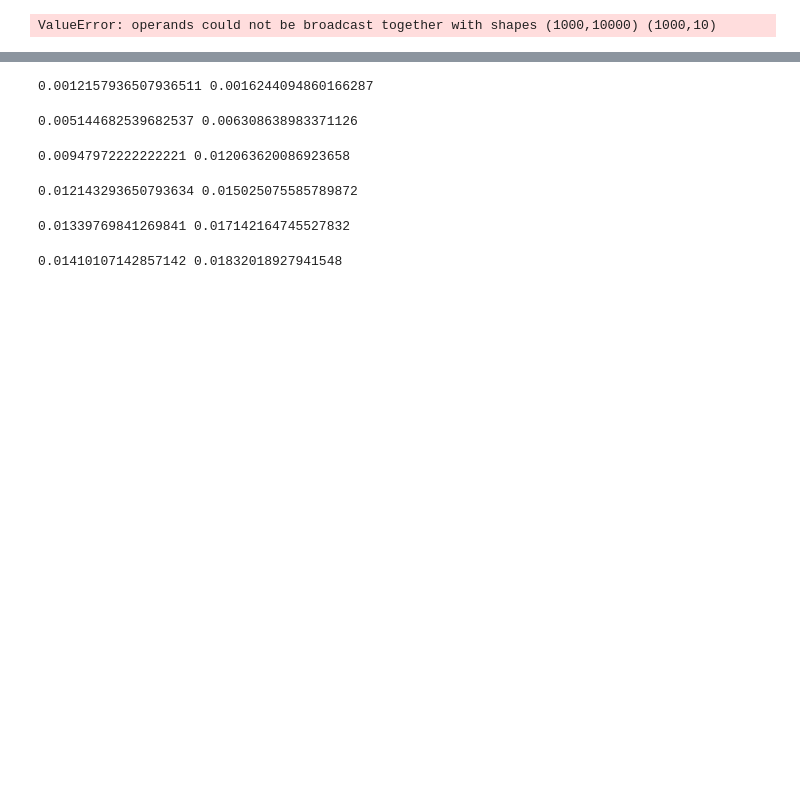
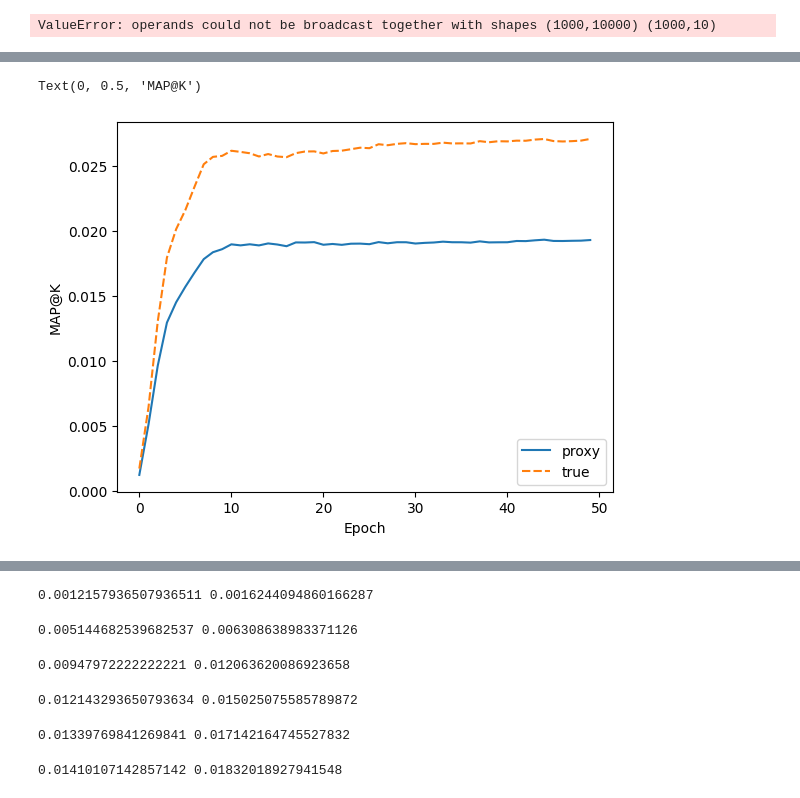
Before and after one commit to sebzhao/proxy-objective-recsys, a Jupyter notebook: netflix.ipynb, the cells around one changed output, grey strips where cells are left out. Cells and saved outputs as stored; diff of their text form; code cells hidden in the pictures; blank space fills up the shorter version.

Commit message:
Fix train/validation split and implement weighting data generation method

```diff
--- a/netflix.ipynb
+++ b/netflix.ipynb
@@ -236,9 +223,6 @@ watch_matrix.values.shape
 (1000, 11576)
 # %%
 watch_matrix_csr = scipy.sparse.csr_matrix(watch_matrix.values)
-# %%
-def convert_to_index_lst(matrix):
-    return [list(np.where(row == 1)[0]) for row in matrix]
 # %%
 true_prefs = convert_to_index_lst(random_classification_noise(watch_matrix_validation, 0.1))
 # %%
@@ -352,5 +329,5 @@ def simulate_data(num_users, num_items, num_factors):
 # %%
-simulated_data = simulate_data(1000, 10000, 100)
+simulated_data = simulate_data_normal(1000, 10000, 100)
 # %%
 simulated_data
 # %% [output]
@@ -394,17 +371,18 @@ watch_matrix_full = (simulated_data > 20).astype(int)
 # %%
 true_matrix_validation = [(simulated_data > 22).astype(int), (simulated_data > 24).astype(int), (simulated_data > 26).astype(int), (simulated_data > 28).astype(int)]
 # %%
-proxy_prefs = np.zeros(watch_matrix_full.shape)
+proxy_prefs = watch_matrix_full.copy()
 watch_matrix = watch_matrix_full.copy()
 for i in range(watch_matrix_full.shape[0]):
     validation_indices = np.random.choice(np.where(watch_matrix_full[i] == 1)[0], size=10, replace=False)
-    proxy_prefs[i][validation_indices] = 1
+    train_indices = np.where(watch_matrix_full[i] == 1)[0]
+    exclude_indices = np.setdiff1d(train_indices, validation_indices)
+
+    proxy_prefs[i][exclude_indices] = 0
     watch_matrix[i][validation_indices] = 0
 
-    mask = np.ones(watch_matrix_full[i].shape, dtype=bool)
-    mask[validation_indices] = False
     for true_matrix in true_matrix_validation:
-        true_matrix[i][mask] = 0
+        true_matrix[i][exclude_indices] = 0
 # %%
 true_prefs_lst = [convert_to_index_lst(true_matrix_validation[i]) for i in range(len(true_matrix_validation))]
 proxy_prefs = convert_to_index_lst(proxy_prefs)
@@ -435,3 +415,13 @@ def validation_hook(solver, epoch, elapsed_time, progress):
     true_losses.append(true_loss)
     print(proxy_loss, true_loss)
     # Calculate validation loss
+# %%
+res = []
+
+for true_matrix in true_prefs_lst:
+    true_prefs = true_matrix
+    proxy_losses = []
+    true_losses = []
+    model = implicit.als.AlternatingLeastSquares(factors=100, calculate_training_loss=True, iterations=50)
+    train_losses = model.fit(watch_matrix_csr, callback=validation_hook)
+    res.append((train_losses, proxy_losses, true_losses))
@@ -437,0 +442,9 @@ def validation_hook(solver, epoch, elapsed_time, progress):
+# %%
+train_losses, proxy_losses, true_losses = res[0]
+df = pd.DataFrame({'proxy': proxy_losses, 'true': true_losses})
+sns.lineplot(data=df)
+plt.xlabel("Epoch")
+plt.ylabel("MAP@K")
+# %% [output]
+Text(0, 0.5, 'MAP@K')
+[figure, added]
```
Also changed, not shown: parts of 34 cells of this notebook, 1 other file.
